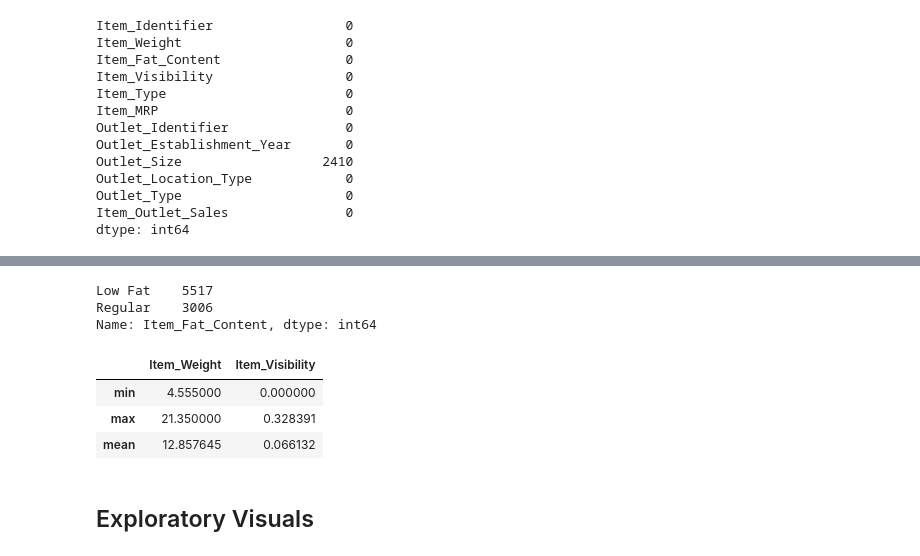
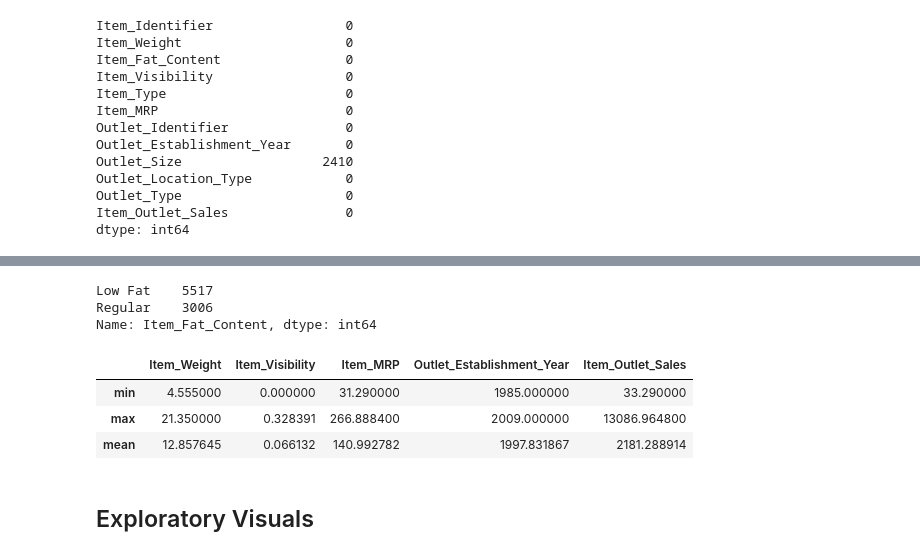
Before and after one commit to krheams60/Sales-predictions, a Jupyter notebook: Sales_Predictions_Part1.ipynb, the cells around one changed output, grey strips where cells are left out. Saved outputs shown, nothing was run; the diff lists cells and outputs as text; code cells hidden in the pictures.

```diff
--- a/Sales_Predictions_Part1.ipynb
+++ b/Sales_Predictions_Part1.ipynb
@@ -122,17 +132,19 @@ df.replace(['LF', 'low fat'], ['Low Fat', 'Low Fat'], inplace = True)
 df.replace(['reg'], ['Regular'], inplace = True)
-# %%
-df['Item_Fat_Content'].value_counts()
-# %% [output]
-Low Fat    5517
-Regular    3006
-Name: Item_Fat_Content, dtype: int64
-# %%
-df[['Item_Weight', 'Item_Visibility']].agg(['min', 'max', 'mean'])
-# %% [output]
-|  | Item_Weight | Item_Visibility |
-| min | 4.555000 | 0.000000 |
-| max | 21.350000 | 0.328391 |
-| mean | 12.857645 | 0.066132 |
+# %%
+# This returns the total value count for each value in the column
+df['Item_Fat_Content'].value_counts()
+# %% [output]
+Low Fat    5517
+Regular    3006
+Name: Item_Fat_Content, dtype: int64
+# %%
+# obtain the summary statistics of each(min, max, mean) for numerical columns
+df[['Item_Weight', 'Item_Visibility', 'Item_MRP', 'Outlet_Establishment_Year', 'Item_Outlet_Sales']].agg(['min', 'max', 'mean'])
+# %% [output]
+|  | Item_Weight | Item_Visibility | Item_MRP | Outlet_Establishment_Year | Item_Outlet_Sales |
+| min | 4.555000 | 0.000000 | 31.290000 | 1985.000000 | 33.290000 |
+| max | 21.350000 | 0.328391 | 266.888400 | 2009.000000 | 13086.964800 |
+| mean | 12.857645 | 0.066132 | 140.992782 | 1997.831867 | 2181.288914 |
 # %% [markdown]
 ## Exploratory Visuals
 # %% [markdown]
```
Also changed, not shown: parts of 17 cells of this notebook.
